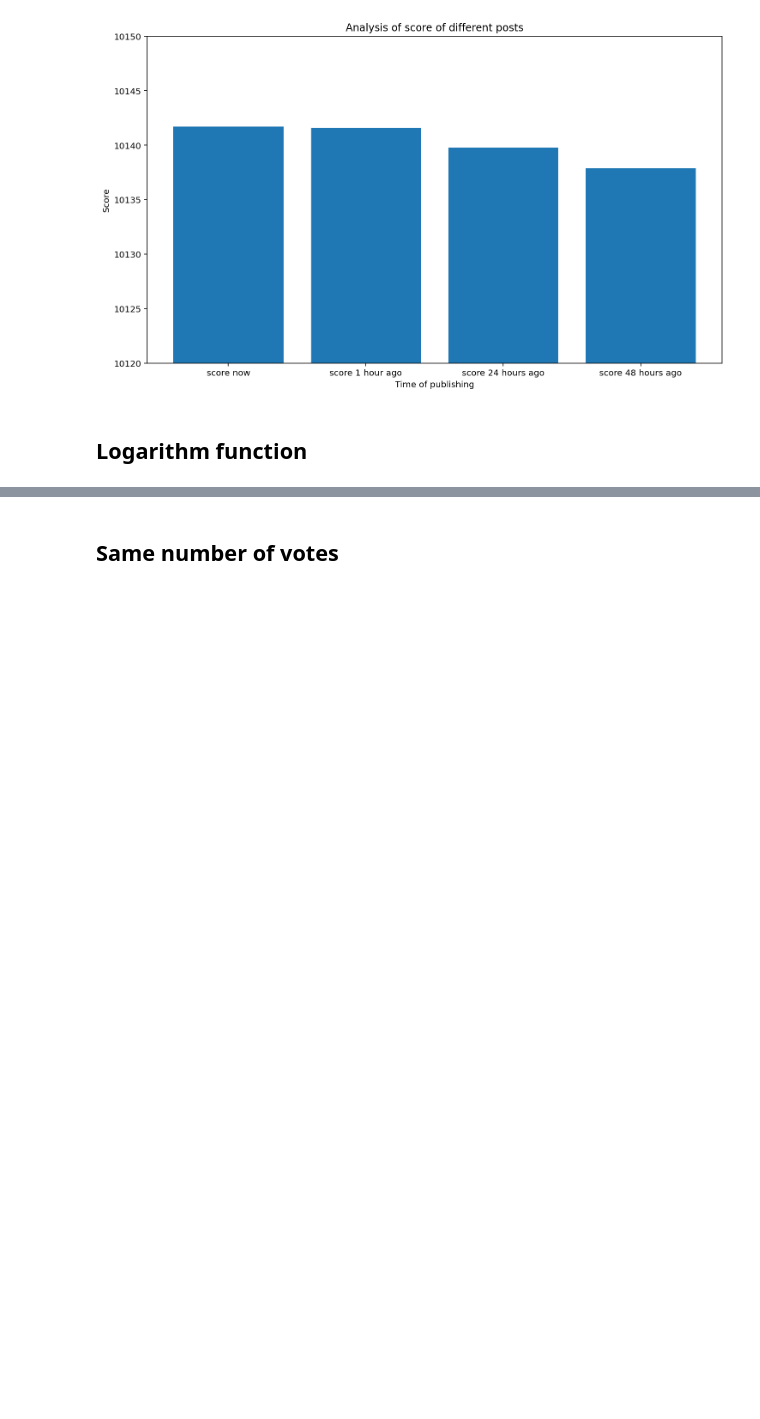
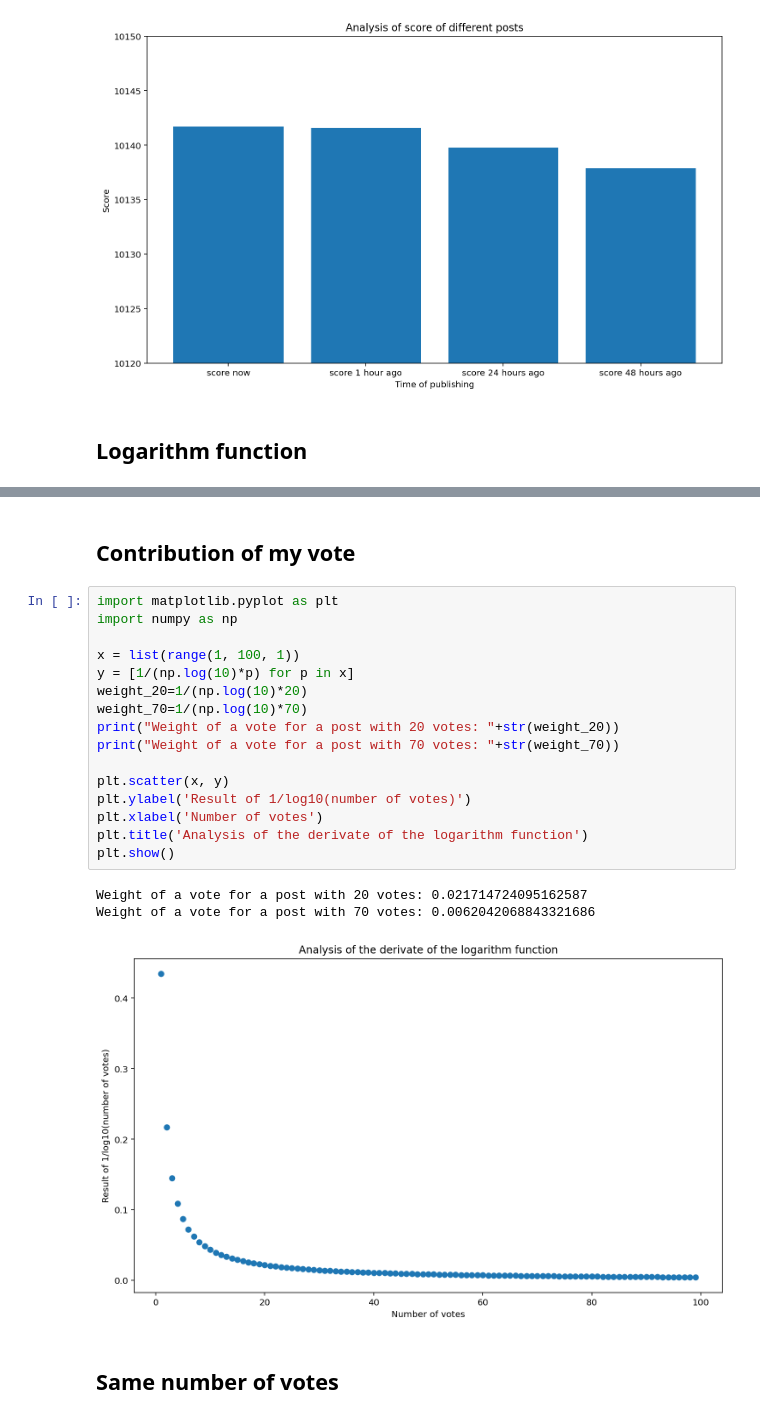
Before and after one commit to jmnmv12/APSEI_assignment3, a Jupyter notebook: Hot_algorithm_notebook.ipynb, the cells around one changed output, grey strips where cells are left out. Drawn from its saved outputs; the diff is of its cells as text; blank space fills up the shorter version.

```diff
--- a/Hot_algorithm_notebook.ipynb
+++ b/Hot_algorithm_notebook.ipynb
@@ -91,4 +94,26 @@ plt.show()
 [figure]
+# %% [markdown]
+## Contribution of my vote
+# %%
+import matplotlib.pyplot as plt
+import numpy as np
+
+x = list(range(1, 100, 1))
+y = [1/(np.log(10)*p) for p in x]
+weight_20=1/(np.log(10)*20)
+weight_70=1/(np.log(10)*70)
+print("Weight of a vote for a post with 20 votes: "+str(weight_20))
+print("Weight of a vote for a post with 70 votes: "+str(weight_70))
+
+plt.scatter(x, y)
+plt.ylabel('Result of 1/log10(number of votes)')
+plt.xlabel('Number of votes')
+plt.title('Analysis of the derivate of the logarithm function')
+plt.show()
+# %% [output]
+Weight of a vote for a post with 20 votes: 0.021714724095162587
+Weight of a vote for a post with 70 votes: 0.0062042068843321686
+[figure, added]
 # %% [markdown]
 ## Same number of votes
 # %%
```
Also changed, not shown: parts of 4 cells of this notebook, 1 other file.
